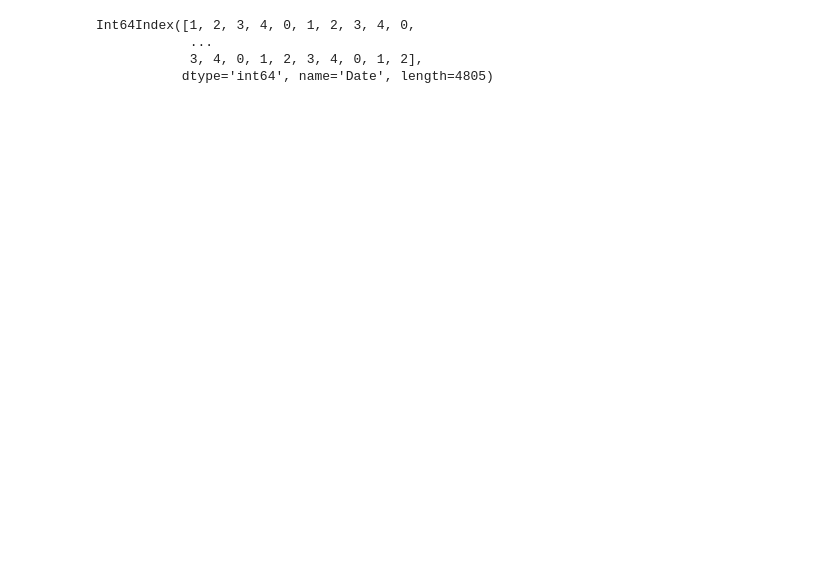
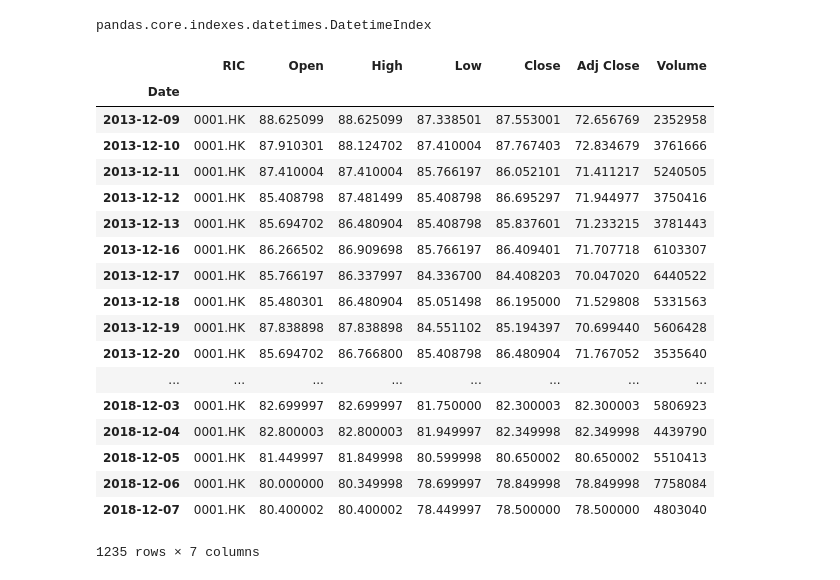
Before and after one commit to laikasinjason/deep-q-learning-trading-system-on-hk-stocks-market, a Jupyter notebook: data_engineering/data_engineering.ipynb, the cells around one changed output. Cells and saved outputs as stored; diff of their text form; code cells hidden in the pictures; blank space fills up the shorter version.

```diff
--- a/data_engineering/data_engineering.ipynb
+++ b/data_engineering/data_engineering.ipynb
@@ -7,11 +8,28 @@ data = pd.read_csv("0001.HK.csv", index_col = "Date")
 # %%
-data.index.dayofweek
 # data.index
 # type(data.index)
-# data.index = pd.to_datetime(data.index)
 # %% [output]
-Int64Index([1, 2, 3, 4, 0, 1, 2, 3, 4, 0,
-            ...
-            3, 4, 0, 1, 2, 3, 4, 0, 1, 2],
-           dtype='int64', name='Date', length=4805)
+pandas.core.indexes.datetimes.DatetimeIndex
+# %%
+data
+# %% [output]
+|  | RIC | Open | High | Low | Close | Adj Close | Volume |
+| Date |  |  |  |  |  |  |  |
+| 2013-12-09 | 0001.HK | 88.625099 | 88.625099 | 87.338501 | 87.553001 | 72.656769 | 2352958 |
+| 2013-12-10 | 0001.HK | 87.910301 | 88.124702 | 87.410004 | 87.767403 | 72.834679 | 3761666 |
+| 2013-12-11 | 0001.HK | 87.410004 | 87.410004 | 85.766197 | 86.052101 | 71.411217 | 5240505 |
+| 2013-12-12 | 0001.HK | 85.408798 | 87.481499 | 85.408798 | 86.695297 | 71.944977 | 3750416 |
+| 2013-12-13 | 0001.HK | 85.694702 | 86.480904 | 85.408798 | 85.837601 | 71.233215 | 3781443 |
+| 2013-12-16 | 0001.HK | 86.266502 | 86.909698 | 85.766197 | 86.409401 | 71.707718 | 6103307 |
+| 2013-12-17 | 0001.HK | 85.766197 | 86.337997 | 84.336700 | 84.408203 | 70.047020 | 6440522 |
+| 2013-12-18 | 0001.HK | 85.480301 | 86.480904 | 85.051498 | 86.195000 | 71.529808 | 5331563 |
+| 2013-12-19 | 0001.HK | 87.838898 | 87.838898 | 84.551102 | 85.194397 | 70.699440 | 5606428 |
+| 2013-12-20 | 0001.HK | 85.694702 | 86.766800 | 85.408798 | 86.480904 | 71.767052 | 3535640 |
+| ... | ... | ... | ... | ... | ... | ... | ... |
+| 2018-12-03 | 0001.HK | 82.699997 | 82.699997 | 81.750000 | 82.300003 | 82.300003 | 5806923 |
+| 2018-12-04 | 0001.HK | 82.800003 | 82.800003 | 81.949997 | 82.349998 | 82.349998 | 4439790 |
+| 2018-12-05 | 0001.HK | 81.449997 | 81.849998 | 80.599998 | 80.650002 | 80.650002 | 5510413 |
+| 2018-12-06 | 0001.HK | 80.000000 | 80.349998 | 78.699997 | 78.849998 | 78.849998 | 7758084 |
+| 2018-12-07 | 0001.HK | 80.400002 | 80.400002 | 78.449997 | 78.500000 | 78.500000 | 4803040 |
+1235 rows × 7 columns
 # %%
```
Also changed, not shown: parts of 7 cells of this notebook, 2 other files.
